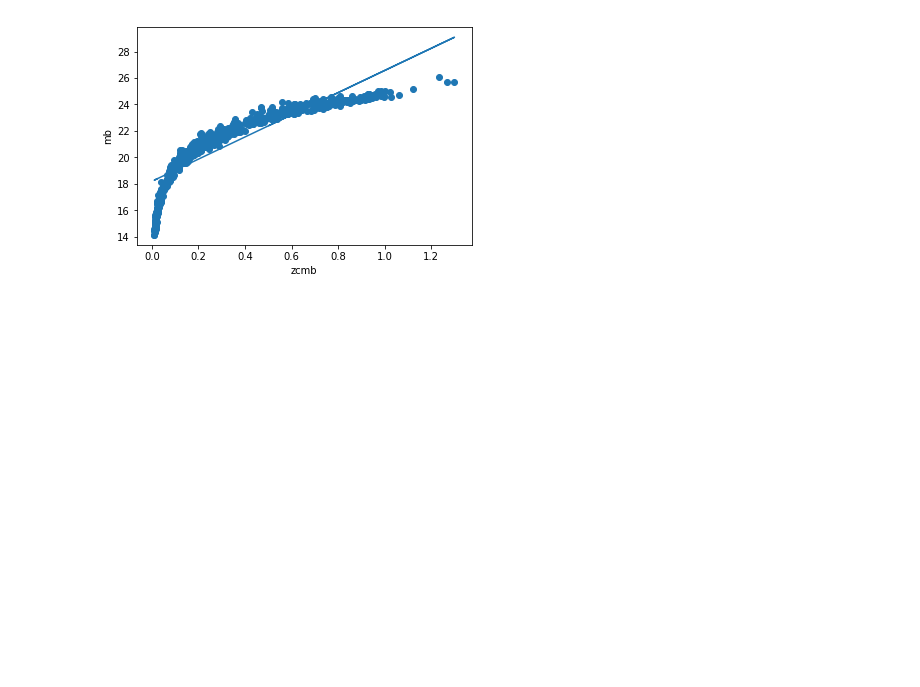
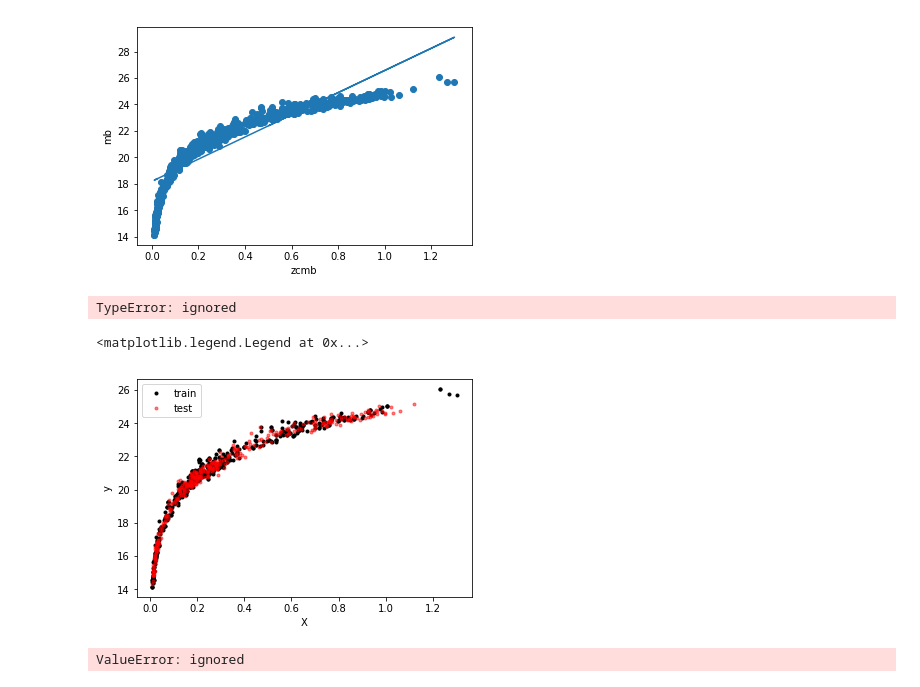
Before and after one commit to exalteded/DSPS, a Jupyter notebook: HW6/HW6.ipynb, the cells around one changed output. Cells and saved outputs as stored; diff of their text form; code cells hidden in the pictures; blank space fills up the shorter version.

```diff
--- a/HW6/HW6.ipynb
+++ b/HW6/HW6.ipynb
@@ -225,0 +244,20 @@ Text(0, 0.5, 'mb')
+# %%
+popt1, pcov1 = sp.optimize.curve_fit(quad, log10, jla.mb, 18.19) # input intercept from earlier but got stuck here moving to sklearn
+# %% [output]
+TypeError: ignored
+# %%
+# handmade train-test split
+Nall = len(jla)
+Ntrain = int(Nall * 0.75)
+train = numpy.random.randint(0, high=Nall, size=Ntrain)
+test = np.setdiff1d(np.arange(Nall), train)
+X_train, y_train = jla.zcmb[train], jla.mb[train]
+X_test, y_test = jla.zcmb[test], jla.mb[test]
+pl.plot(X_train, y_train, 'k.', label="train")
+pl.plot(X_test, y_test, 'r.', alpha=0.5, label="test")
+pl.xlabel("X")
+pl.ylabel("y")
+pl.legend()
+# %% [output]
+<matplotlib.legend.Legend at 0x...>
+[figure, added]
@@ -225,0 +266,4 @@ Text(0, 0.5, 'mb')
+# %%
+regr.fit(jla.zcmb, jla.mb)
+# %% [output]
+ValueError: ignored
```
Also changed, not shown: parts of 6 cells of this notebook.
